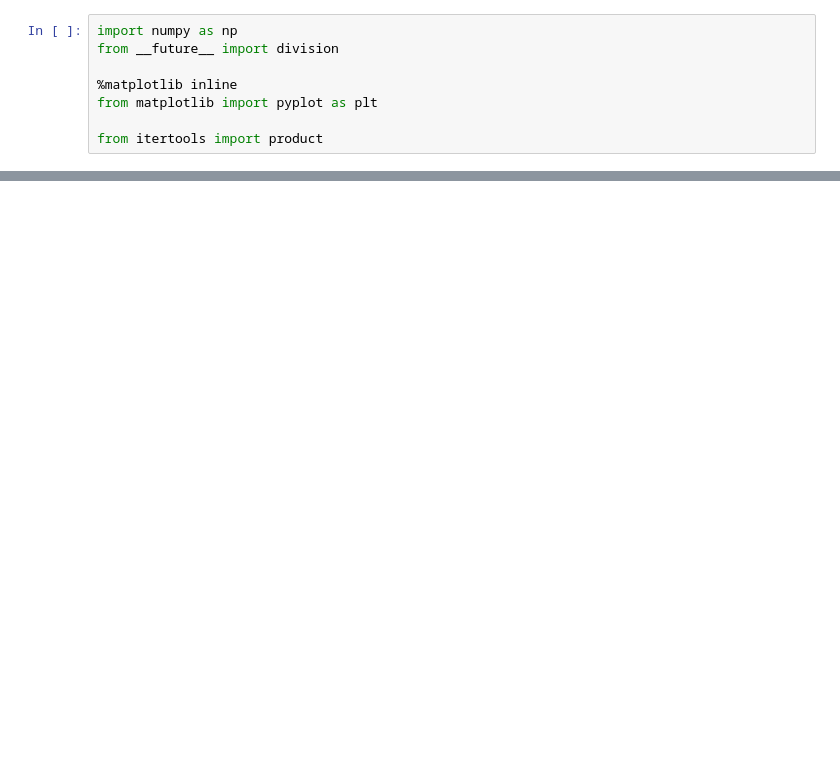
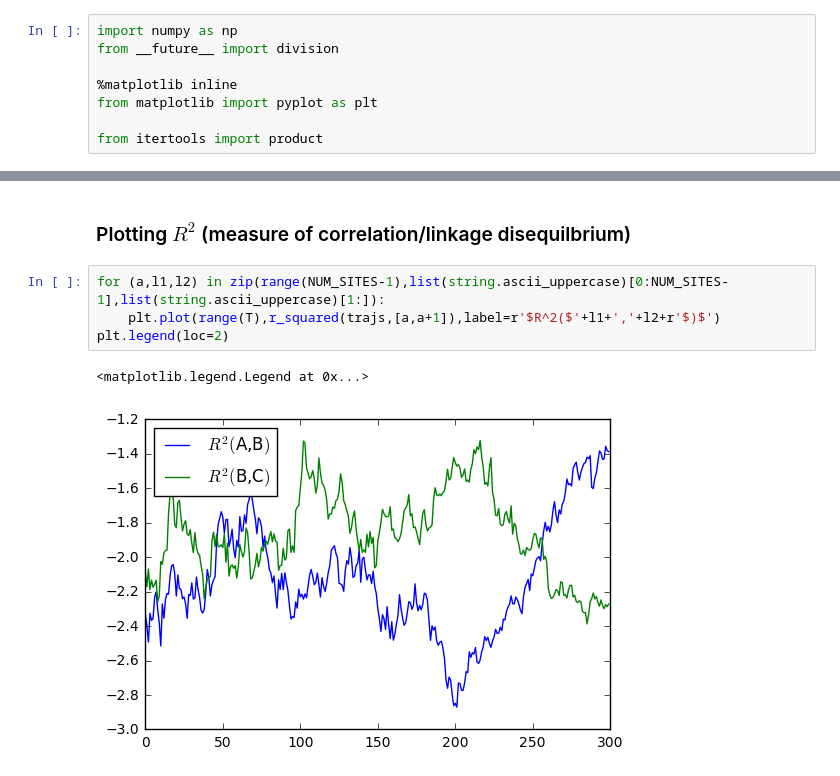
Before and after one commit to standard-aaron/mullets, a Jupyter notebook: multi_locus_sampling.ipynb, the cells around one changed output, grey strips where cells are left out. Cells and saved outputs as stored; diff of their text form; blank space fills up the shorter version.

```diff
--- a/multi_locus_sampling.ipynb
+++ b/multi_locus_sampling.ipynb
@@ -89,0 +114,9 @@ plt.plot(range(T),R2_AC)
+# %% [markdown]
+### Plotting $R^2$ (measure of correlation/linkage disequilbrium)
+# %%
+for (a,l1,l2) in zip(range(NUM_SITES-1),list(string.ascii_uppercase)[0:NUM_SITES-1],list(string.ascii_uppercase)[1:]):
+    plt.plot(range(T),r_squared(trajs,[a,a+1]),label=r'$R^2($'+l1+','+l2+r'$)$')
+plt.legend(loc=2)
+# %% [output]
+<matplotlib.legend.Legend at 0x...>
+[figure, added]
```
Also changed, not shown: parts of 9 cells of this notebook.
